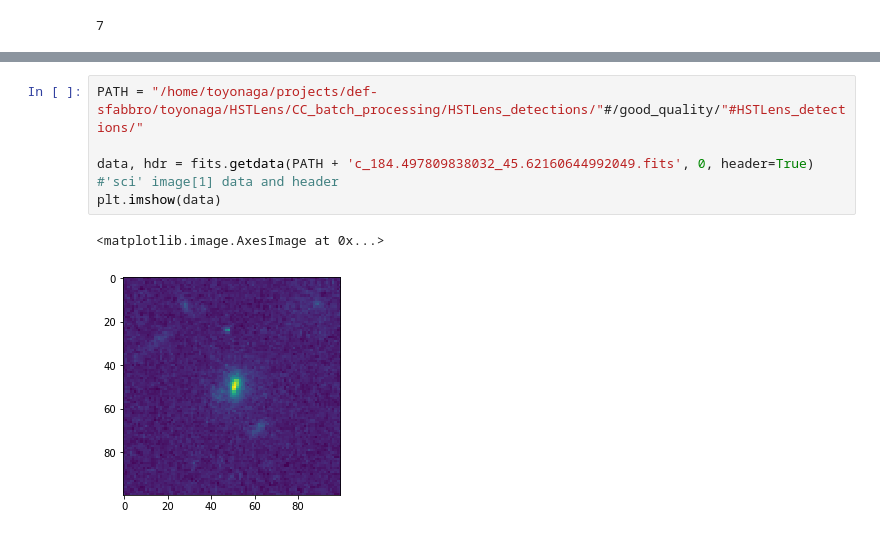
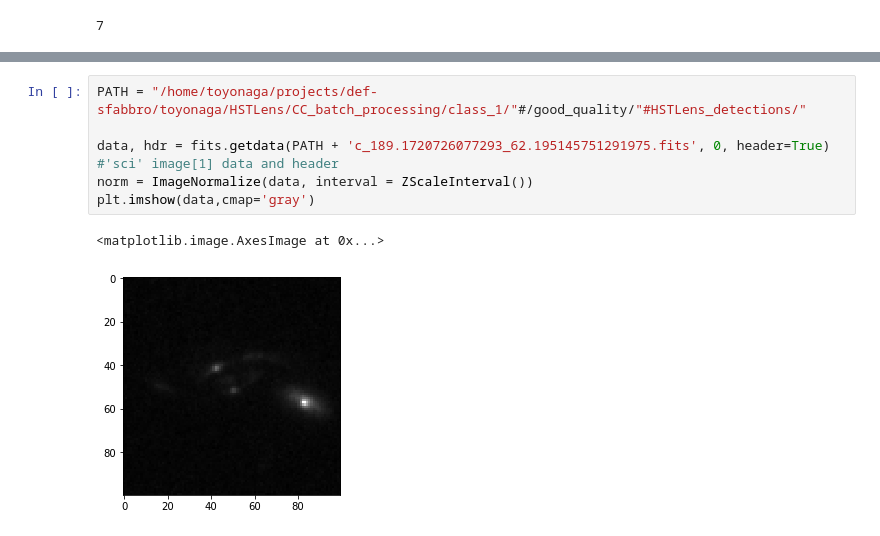
Before and after one commit to roberttoyonaga/HSTLens, a Jupyter notebook: CC_batch_processing/view_results.ipynb, the cells around one changed output, grey strips where cells are left out. Cells and saved outputs as stored; diff of their text form.

```diff
--- a/CC_batch_processing/view_results.ipynb
+++ b/CC_batch_processing/view_results.ipynb
@@ -265,8 +277,9 @@ c_3.5781747818285563_-30.37618189063125.fits|| logscale =18, log black=19, exit=
 # %%
-PATH = "/home/toyonaga/projects/def-sfabbro/toyonaga/HSTLens/CC_batch_processing/HSTLens_detections/"#/good_quality/"#HSTLens_detections/"
+PATH = "/home/toyonaga/projects/def-sfabbro/toyonaga/HSTLens/CC_batch_processing/class_1/"#/good_quality/"#HSTLens_detections/"
 
-data, hdr = fits.getdata(PATH + 'c_184.497809838032_45.62160644992049.fits', 0, header=True) #'sci' image[1] data and header
-plt.imshow(data)
+data, hdr = fits.getdata(PATH + 'c_189.1720726077293_62.195145751291975.fits', 0, header=True) #'sci' image[1] data and header
+norm = ImageNormalize(data, interval = ZScaleInterval())
+plt.imshow(data,cmap='gray')
 # %% [output]
 <matplotlib.image.AxesImage at 0x...>
-[figure, old version]
+[figure, new version]
```
Also changed, not shown: parts of 3 cells of this notebook, 1 other file.
